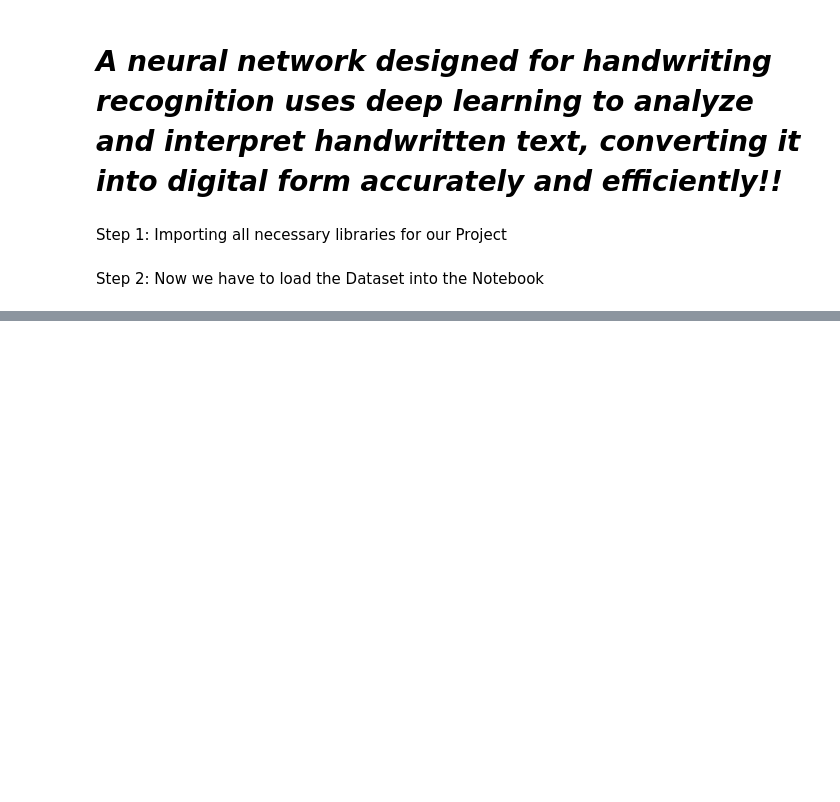
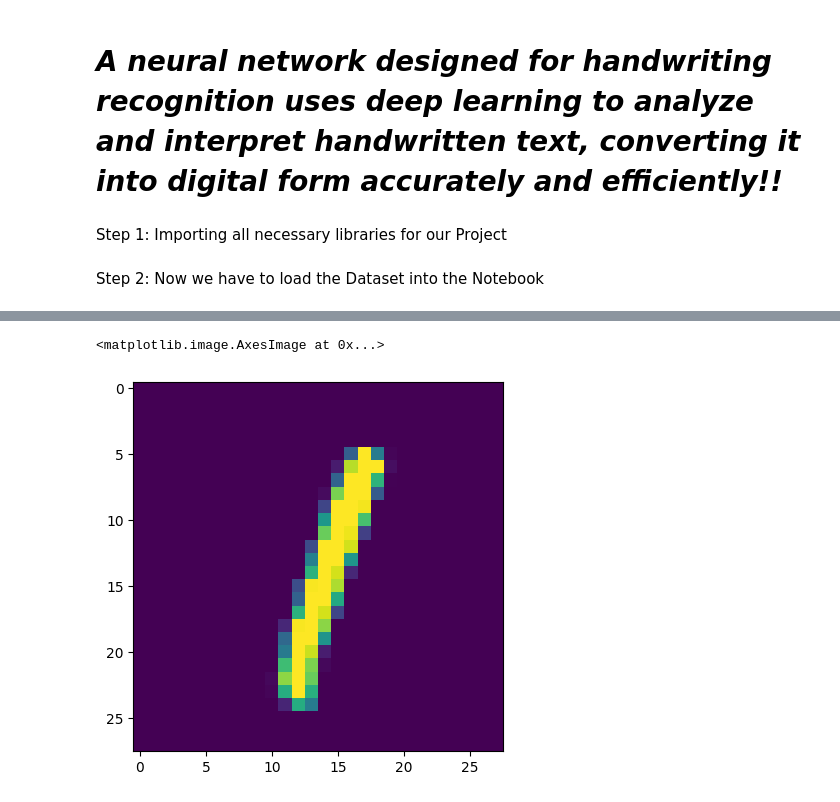
Before and after one commit to dhrumilrana25/Machine-Learning-Projects, a Jupyter notebook: Neural Network for Handwritting/Neural_Network_(Handwritten_Recognition_).ipynb, the cells around one changed output, grey strips where cells are left out. Saved outputs shown, nothing was run; the diff lists cells and outputs as text; code cells hidden in the pictures; blank space fills up the shorter version.

```diff
--- a/Neural Network for Handwritting/Neural_Network_(Handwritten_Recognition_).ipynb
+++ b/Neural Network for Handwritting/Neural_Network_(Handwritten_Recognition_).ipynb
@@ -148,0 +117,5 @@ print(a.mean()*100)
+# %%
+plt.imshow(X_test[5])
+# %% [output]
+<matplotlib.image.AxesImage at 0x...>
+[figure, added]
```
Also changed, not shown: parts of 43 cells of this notebook.
